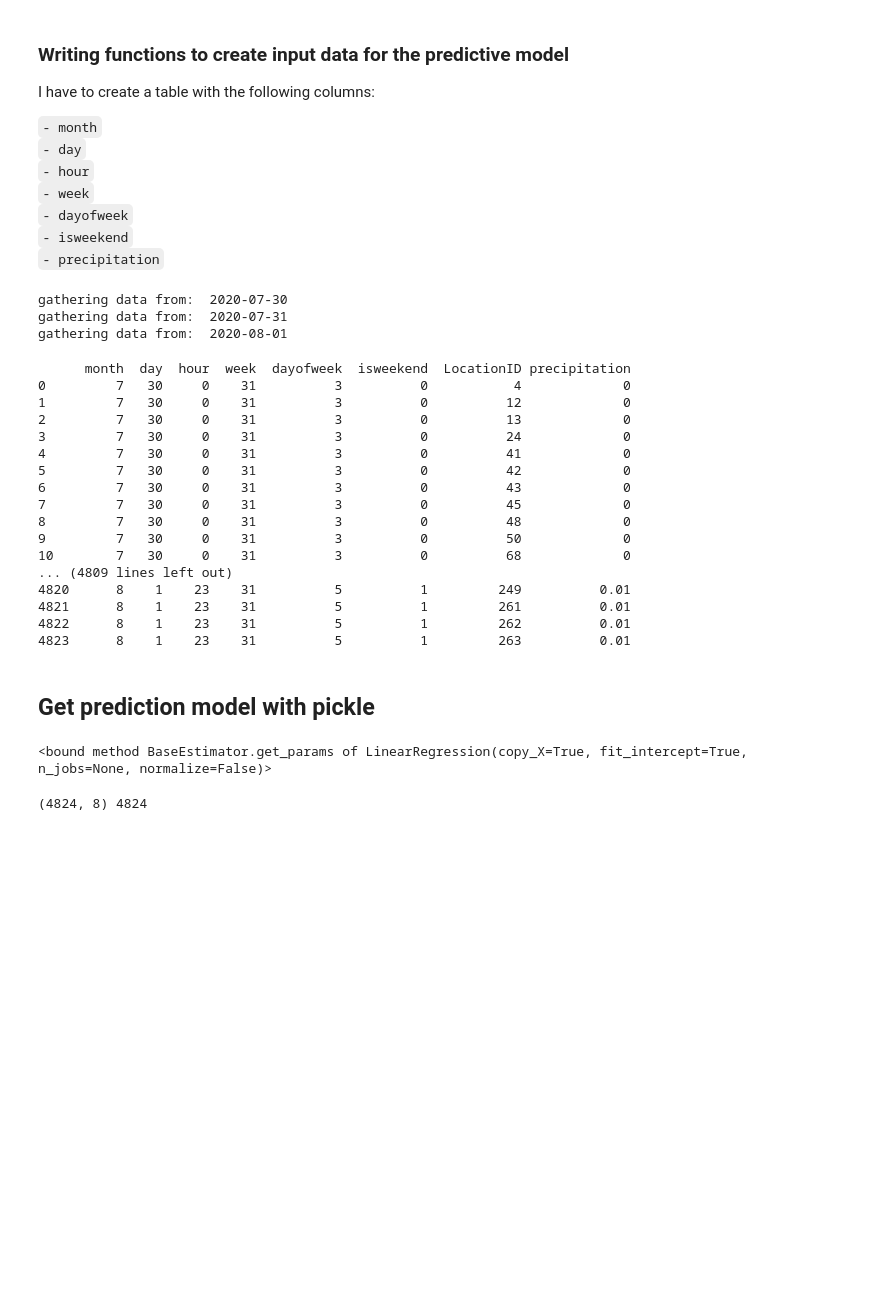
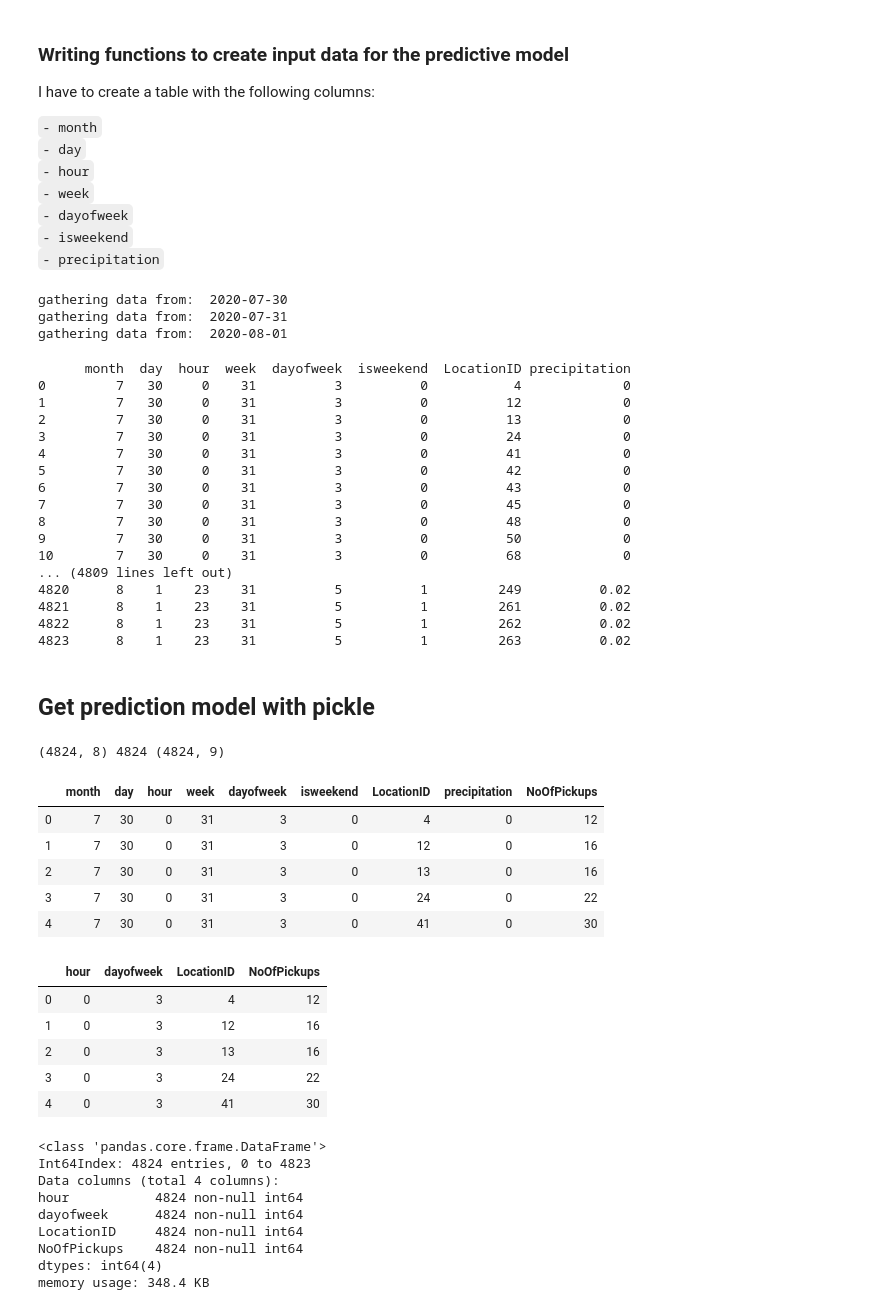
Before and after one commit to angelrps/MasterDataScience_FinalProject, a Jupyter notebook: notebooks/Streamlit.ipynb, the cells around one changed output. Cells and saved outputs as stored; diff of their text form; code cells hidden in the pictures; blank space fills up the shorter version.

Commit message:
Streamlit_implementing model prediction WIP

```diff
--- a/notebooks/Streamlit.ipynb
+++ b/notebooks/Streamlit.ipynb
@@ -269,23 +406,8 @@ from selenium.webdriver.support import expected_conditions as EC
 start_date = date.today() + timedelta(days=1) # start day is tomorrow
 NoOfDays = 3 # number of days for prediction
 
-# get LocationIDs data frame
-df_LocIds = get_LocationIDs()
-
-# create datetime info and append LocationsIDs
-dtInfo_and_LocID = datetimeInfo_and_LocID(df_LocIds,start_date,NoOfDays)
-
-# get precipitation forecast
-prep_forecast = scrape_data(date.today(), NoOfDays)
-
-# merge both data frames
-df_merged = dtInfo_and_LocID.merge(prep_forecast, on="dayhour", how="left")
-
-# drop dayhour column
-df_merged = df_merged.drop(['dayhour'], axis=1)
-
-#print(dtInfo_and_LocID.shape, df_merged.shape)
-display(df_merged)
+input_data = get_input_data(start_date, NoOfDays)
+input_data
 # %% [output]
 gathering data from:  2020-07-30
 gathering data from:  2020-07-31
@@ -303,9 +425,9 @@ gathering data from:  2020-08-01
 9         7   30     0    31          3          0          50             0
 10        7   30     0    31          3          0          68             0
 ... (4809 lines left out)
-4820      8    1    23    31          5          1         249          0.01
-4821      8    1    23    31          5          1         261          0.01
-4822      8    1    23    31          5          1         262          0.01
-4823      8    1    23    31          5          1         263          0.01
+4820      8    1    23    31          5          1         249          0.02
+4821      8    1    23    31          5          1         261          0.02
+4822      8    1    23    31          5          1         262          0.02
+4823      8    1    23    31          5          1         263          0.02
 # %% [markdown]
 ## Get prediction model with pickle
@@ -316,9 +434,40 @@ model = pickle.load(open('./model_reg_01.pickle','rb'))
-# %%
-model.get_params
-# %% [output]
-<bound method BaseEstimator.get_params of LinearRegression(copy_X=True, fit_intercept=True, n_jobs=None, normalize=False)>
-# %%
-prediction = model.predict(df_merged)
-print(df_merged.shape, len(prediction))
-# %% [output]
-(4824, 8) 4824
+# %%
+import pickle
+
+model = pickle.load(open('./model_reg_01.pickle','rb'))
+
+# get prediction, convert to integer and convert Array into DataFrame
+model_predict = (model.predict(input_data)).astype(int)
+df_predict = pd.DataFrame({'NoOfPickups':model_predict})
+
+# join input_data with DataFrame
+joined = input_data.join(df_predict)
+
+output_data = joined[['hour','dayofweek','LocationID','NoOfPickups']]
+
+print(input_data.shape, len(df_predict), joined.shape)
+display(joined.head(), output_data.head())
+output_data.info()
+# %% [output]
+(4824, 8) 4824 (4824, 9)
+|  | month | day | hour | week | dayofweek | isweekend | LocationID | precipitation | NoOfPickups |
+| 0 | 7 | 30 | 0 | 31 | 3 | 0 | 4 | 0 | 12 |
+| 1 | 7 | 30 | 0 | 31 | 3 | 0 | 12 | 0 | 16 |
+| 2 | 7 | 30 | 0 | 31 | 3 | 0 | 13 | 0 | 16 |
+| 3 | 7 | 30 | 0 | 31 | 3 | 0 | 24 | 0 | 22 |
+| 4 | 7 | 30 | 0 | 31 | 3 | 0 | 41 | 0 | 30 |
+|  | hour | dayofweek | LocationID | NoOfPickups |
+| 0 | 0 | 3 | 4 | 12 |
+| 1 | 0 | 3 | 12 | 16 |
+| 2 | 0 | 3 | 13 | 16 |
+| 3 | 0 | 3 | 24 | 22 |
+| 4 | 0 | 3 | 41 | 30 |
+<class 'pandas.core.frame.DataFrame'>
+Int64Index: 4824 entries, 0 to 4823
+Data columns (total 4 columns):
+hour           4824 non-null int64
+dayofweek      4824 non-null int64
+LocationID     4824 non-null int64
+NoOfPickups    4824 non-null int64
+dtypes: int64(4)
+memory usage: 348.4 KB
```
Also changed, not shown: parts of 5 cells of this notebook.
